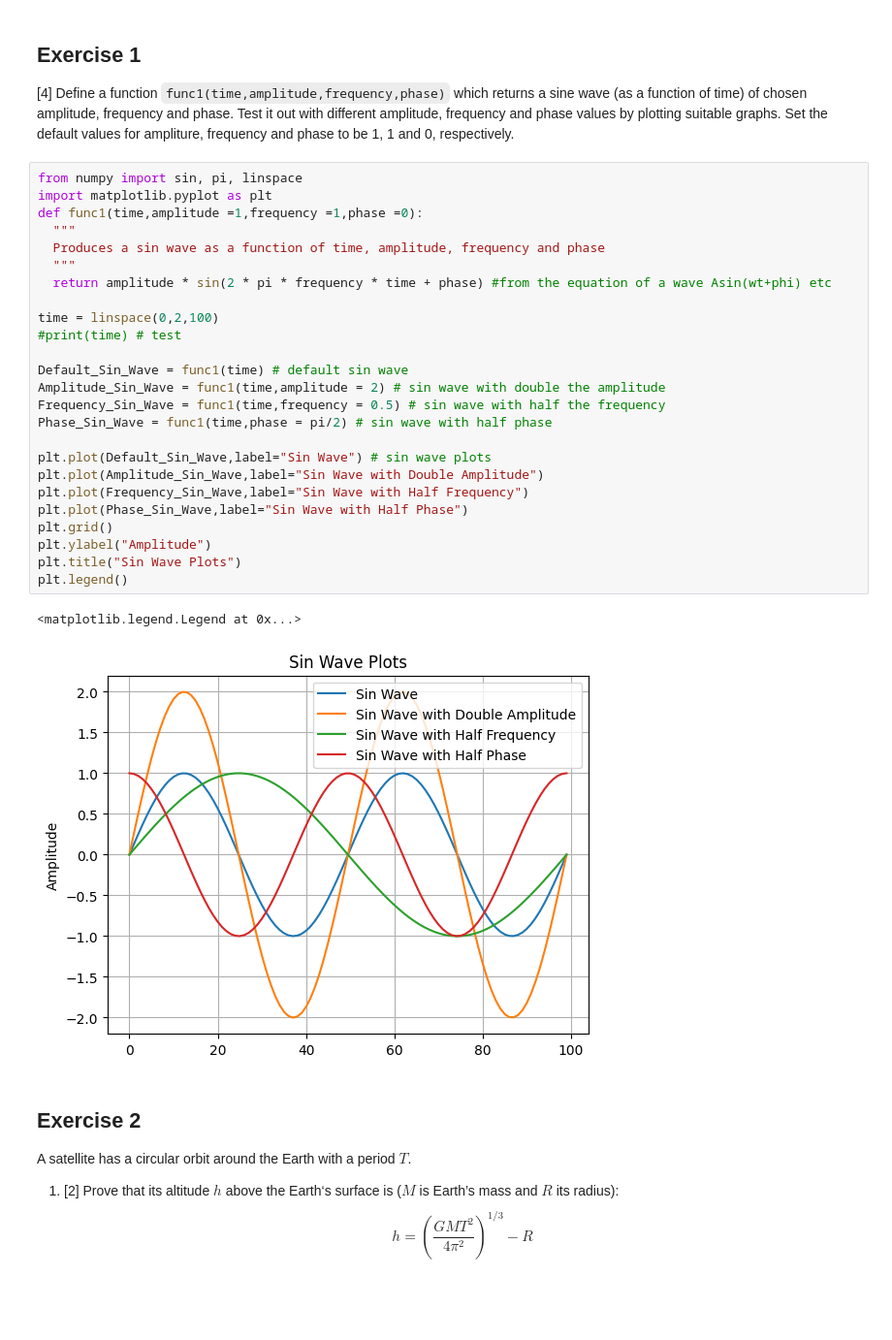
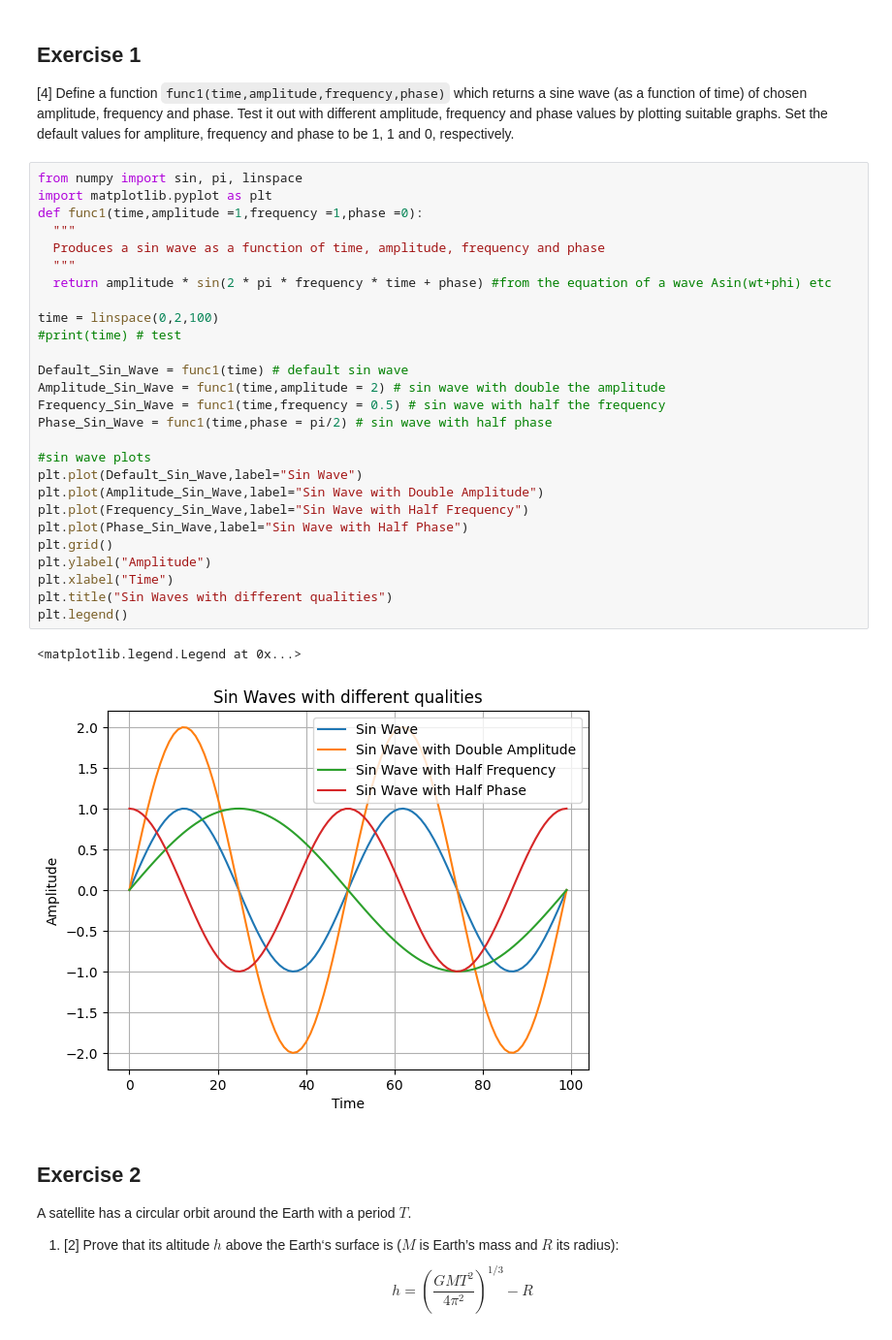
Before and after one commit to PX2145-2025/week-2-b-JonesRhys, a Jupyter notebook: Functions.ipynb, the cells around one changed output. Shown at 97% size. Drawn from its saved outputs; the diff is of its cells as text; blank space fills up the shorter version.

```diff
--- a/Functions.ipynb
+++ b/Functions.ipynb
@@ -363,31 +363,33 @@ Text(0.5, 1.0, 'Centrifuge Position Over Time')
 # %%
 from numpy import sin, pi, linspace
 import matplotlib.pyplot as plt
 def func1(time,amplitude =1,frequency =1,phase =0):
   """
   Produces a sin wave as a function of time, amplitude, frequency and phase
   """
   return amplitude * sin(2 * pi * frequency * time + phase) #from the equation of a wave Asin(wt+phi) etc
 
 time = linspace(0,2,100)
 #print(time) # test
 
 Default_Sin_Wave = func1(time) # default sin wave
 Amplitude_Sin_Wave = func1(time,amplitude = 2) # sin wave with double the amplitude
 Frequency_Sin_Wave = func1(time,frequency = 0.5) # sin wave with half the frequency
 Phase_Sin_Wave = func1(time,phase = pi/2) # sin wave with half phase
 
-plt.plot(Default_Sin_Wave,label="Sin Wave") # sin wave plots
+#sin wave plots
+plt.plot(Default_Sin_Wave,label="Sin Wave")
 plt.plot(Amplitude_Sin_Wave,label="Sin Wave with Double Amplitude")
 plt.plot(Frequency_Sin_Wave,label="Sin Wave with Half Frequency")
 plt.plot(Phase_Sin_Wave,label="Sin Wave with Half Phase")
 plt.grid()
 plt.ylabel("Amplitude")
-plt.title("Sin Wave Plots")
+plt.xlabel("Time")
+plt.title("Sin Waves with different qualities")
 plt.legend()
 # %% [output]
 <matplotlib.legend.Legend at 0x...>
-[figure, old version]
+[figure, new version]
 # %% [markdown]
 ## Exercise 2
 
```
Also changed, not shown: parts of 1 cell of this notebook.
